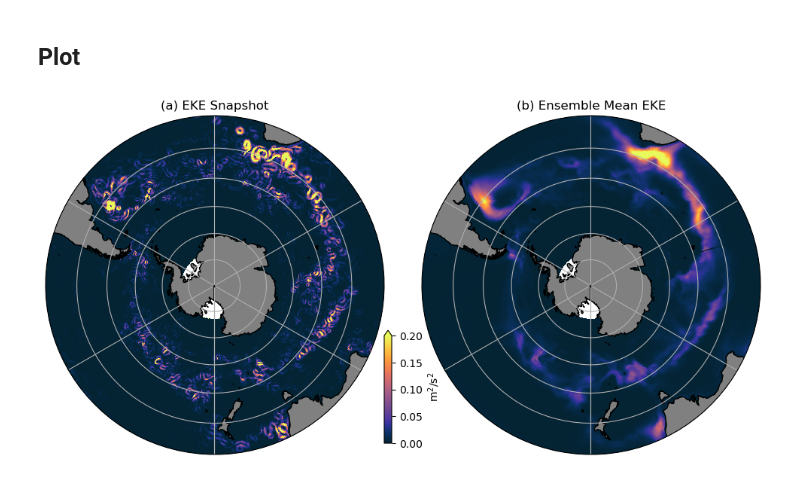
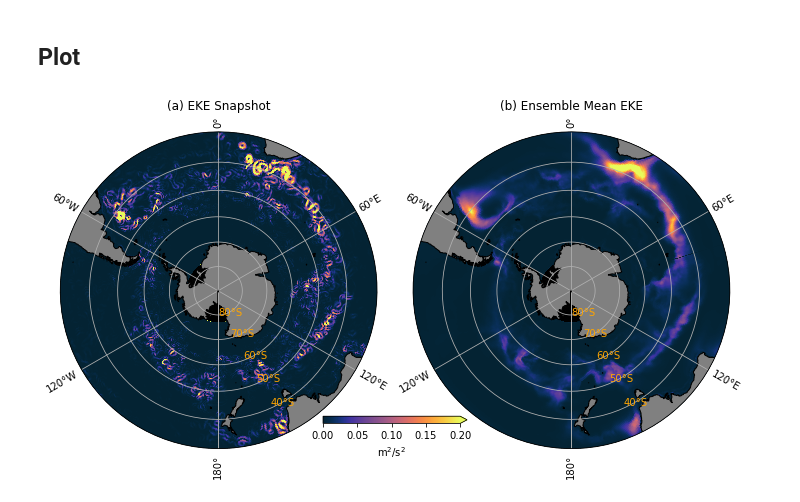
Before and after one commit to AndyHoggANU/OCCIPUT-analysis, a Jupyter notebook: notebooks/Figure1.ipynb, the cells around one changed output. Saved outputs shown, nothing was run; the diff lists cells and outputs as text; code cells hidden in the pictures.

```diff
--- a/notebooks/Figure1.ipynb
+++ b/notebooks/Figure1.ipynb
@@ -48,47 +49,52 @@ lon = gridds.nav_lon.isel(y=0).values.copy()
 lon[:430] = lon[:430]-360
 lat = gridds.nav_lat.isel(x=387).values
 
-ekeda  = xr.DataArray(eke[40,:-1,1:], coords=[('lat', lat[:-1]),
-                                            ('lon', lon[1:])], name='EKE').fillna(0)
+ekeda  = xr.DataArray(eke[40,:-1,1:], coords=[('lat', lat[:-1]),('lon', lon[1:])], name='EKE').fillna(0).load()
 # %% [markdown]
 ## Load EKE climatology
 # %%
 EKEDir = 'processed_eke/'
 climfilename = HardDisk+EKEDir+'eke_climatology.nc'
-eke_month = xr.open_dataset(climfilename).EKE.mean('month').fillna(0)
+eke_month = xr.open_dataset(climfilename).EKE.mean('month').fillna(0).load()
 # %% [markdown]
 ## Plot
 # %%
 plt.figure(figsize=(10,5))
 
-ax1 = plt.axes([0.02, 0.02, 0.45, 0.9],projection=ccrs.SouthPolarStereo())
+ax1 = plt.axes([0.03, 0.02, 0.45, 0.88],projection=ccrs.SouthPolarStereo())
+ax1.patch.set_facecolor('k')
 ax1.set_extent([-287, 73, -80, -30], crs=ccrs.PlateCarree())
 # Compute a circle in axes coordinates, which we can use as a boundary
 # for the map. We can pan/zoom as much as we like - the boundary will be
 # permanently circular
 theta = np.linspace(0, 2*np.pi, 100)
 center, radius = [0.5, 0.5], 0.5
 verts = np.vstack([np.sin(theta), np.cos(theta)]).T
 circle = mpath.Path(verts * radius + center)
 ax1.set_boundary(circle, transform=ax1.transAxes)
 ax1.add_feature(land_50m)
-ax1.gridlines()
+gl = ax1.gridlines(draw_labels=True)
+gl.ylabel_style = {'color': 'orange'}
+#gl.xlocator = mticker.FixedLocator([-150, -90, -30, 30, 90, 150])
 ekeda.plot(ax=ax1,vmax=0.2,cmap=cm.cm.thermal,add_colorbar=False,transform=ccrs.PlateCarree())
 ax1.set_title('(a) EKE Snapshot')
 
-ax2 = plt.axes([0.52, 0.02, 0.45, 0.9],projection=ccrs.SouthPolarStereo())
+ax2 = plt.axes([0.52, 0.02, 0.45, 0.88],projection=ccrs.SouthPolarStereo())
+ax2.patch.set_facecolor('k')
 ax2.set_extent([-287, 73, -80, -30], crs=ccrs.PlateCarree())
 ax2.set_boundary(circle, transform=ax2.transAxes)
 ax2.add_feature(land_50m)
-ax2.gridlines()
+gl = ax2.gridlines(draw_labels=True)
+gl.ylabel_style = {'color': 'orange'}
+#gl.xlocator = mticker.FixedLocator([-135, -45, 45, 135])
 p1 = eke_month.plot(ax=ax2,cmap=cm.cm.thermal,vmax=0.2,add_colorbar=False,transform=ccrs.PlateCarree())
 ax2.set_title('(b) Ensemble Mean EKE')
 
 # Add colorbar
-ax_col = plt.axes([0.47,0.05,0.01,0.3])
-plt.colorbar(p1,cax=ax_col,orientation='vertical',extend='max')
-ax_col.set_ylabel('m$^2$/s$^2$')
+ax_col = plt.axes([0.4,0.09,0.2,0.02])
+plt.colorbar(p1,cax=ax_col,orientation='horizontal',extend='max')
+ax_col.set_xlabel('m$^2$/s$^2$')
 
-plt.savefig('../paper/figures/Figure1.png',dpi=200)
+plt.savefig('/g/data/x77/amh157/OCCIPUT-analysis/revised_paper/figures/Figure1.png',dpi=200)
 # %% [output]
-[figure, old version]
+[figure, new version]
```
Also changed, not shown: parts of 3 cells of this notebook, 9 other files.
